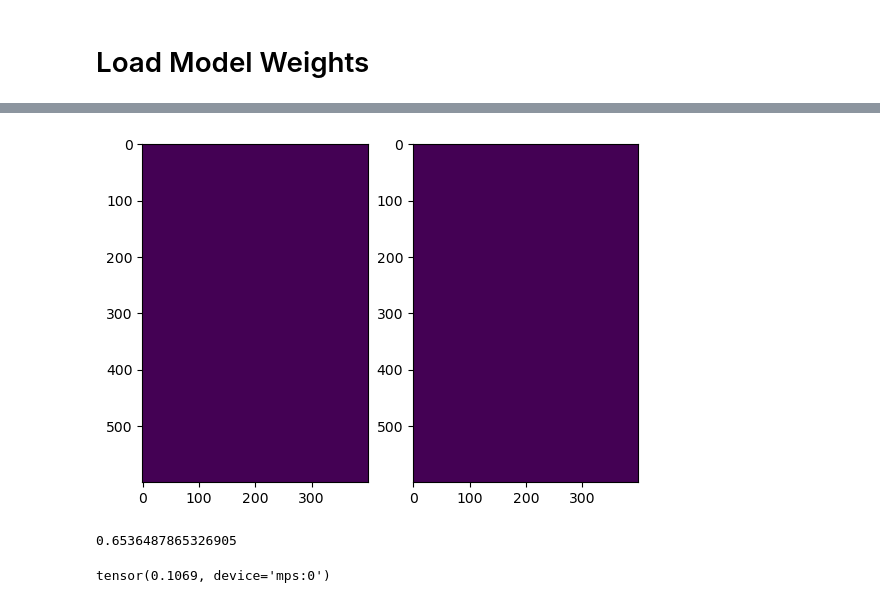
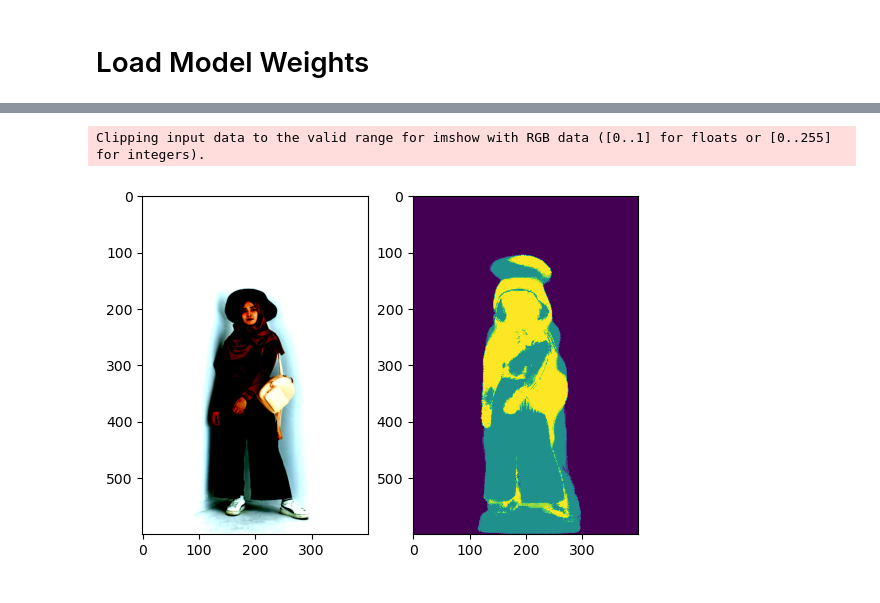
Before and after one commit to Marin-Jaic/CV-Project, a Jupyter notebook: source/training.ipynb, the cells around one changed output, grey strips where cells are left out. Saved outputs shown, nothing was run; the diff lists cells and outputs as text; code cells hidden in the pictures.

```diff
--- a/source/training.ipynb
+++ b/source/training.ipynb
@@ -324,18 +346,27 @@ def show_output_mask(output):
     fig, ax = plt.subplots(1, 1)
     ax.imshow(output[0])
     plt.show()
+# %%
+from PIL import Image
+image_file = "../images/example_img.jpg"
+image = Image.open(image_file)
+# %%
+def prepare_image(image):
+    mean = torch.tensor([0.593, 0.567, 0.534])
+    std = torch.tensor([0.247, 0.247, 0.247])
+    img_transform = transforms.Compose([
+        transforms.ToTensor(),
+        transforms.Resize((600, 400)),
+        transforms.Normalize(mean, std)
+    ])
+    return img_transform(image).unsqueeze(0)
+# %%
+image_tensor = prepare_image(image)
+# %%
+model = model.to(device)
+output = model(image_tensor.to(device)).argmax(dim=1)
 # %%
-show_mask_comparison_per_class(mask, output.detach().cpu().squeeze(0), 3)
+show_image(image_tensor, output.cpu().squeeze(0))
 # %% [output]
+Clipping input data to the valid range for imshow with RGB data ([0..1] for floats or [0..255] for integers).
-[figure, old version]
+[figure, new version]
-# %%
-avg_iou = 0
-for iou_scores in metrics[0]:
-    avg_iou += np.mean(iou_scores)
-avg_iou / len(metrics[0])
-# %% [output]
-0.6536487865326905
-# %%
-metrics[1]
-# %% [output]
-tensor(0.1069, device='mps:0')
```
Also changed, not shown: parts of 13 cells of this notebook, 3 other files.
